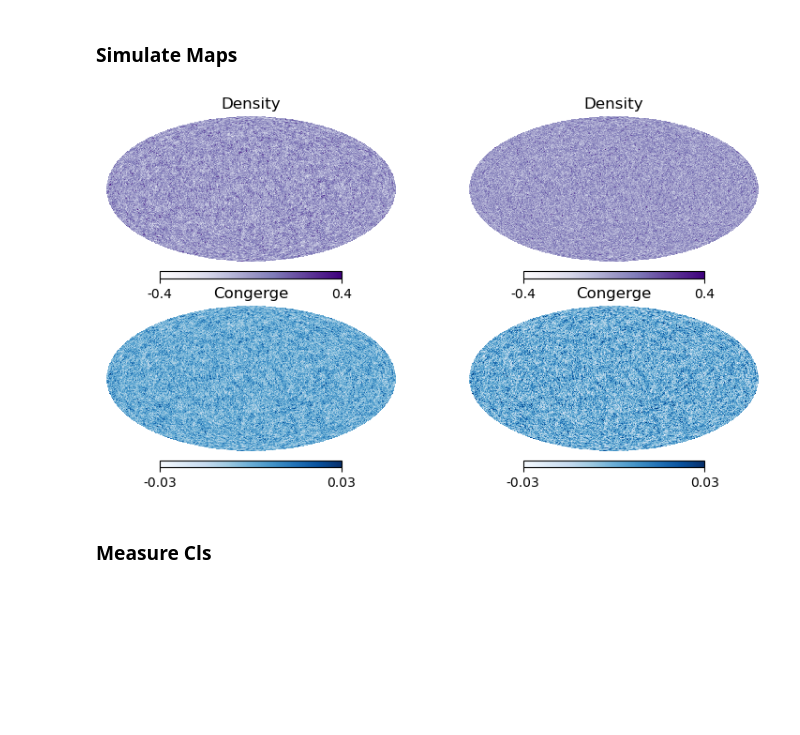
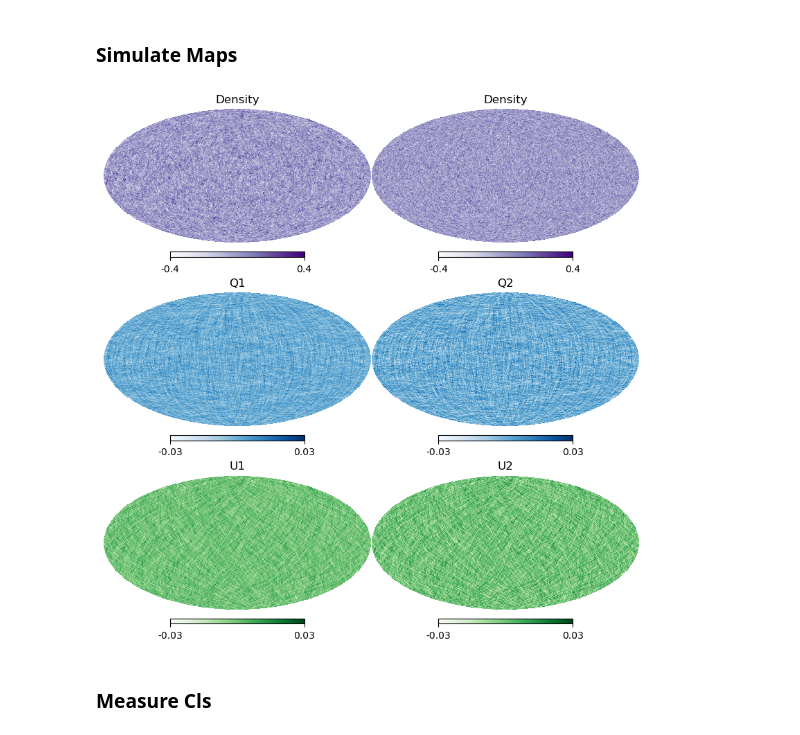
Before and after one commit to JaimeRZP/GLASS_cov_challenge, a Jupyter notebook: make_sims_lab.ipynb, the cells around one changed output. Cells and saved outputs as stored; diff of their text form; code cells hidden in the pictures; blank space fills up the shorter version.

```diff
--- a/make_sims_lab.ipynb
+++ b/make_sims_lab.ipynb
@@ -150,18 +147,36 @@ maps = list(glass.generate(fields, gls, nside))
+# %%
+maps = list(glass.generate(fields, gls, nside))
+POS1 = maps[0]
+POS2 = maps[1]
+KAPPA1 = maps[2]
+KAPPA2 = maps[3]
+Q1, U1 = glass.shear_from_convergence(KAPPA1)
+Q2, U2 = glass.shear_from_convergence(KAPPA2)
 # %%
-fig, ax = plt.subplots(2, 2, figsize=(10, 5))
+fig, ax = plt.subplots(3, 2, figsize=(10, 10))
 fig.subplots_adjust(hspace=0.1, wspace=0.0)
 
-for i, m in enumerate(maps[:2]):
-    plt.sca(ax[0, i])
-    hp.mollview(m, title="Density", hold=True, cmap="Purples", min=-0.4, max=0.4)
+plt.sca(ax[0, 0])
+hp.mollview(POS1, title="Density", hold=True, cmap="Purples", min=-0.4, max=0.4)
 
-for i, m in enumerate(maps[2:]):
-    plt.sca(ax[1, i])
-    hp.mollview(m, title="Congerge", hold=True, cmap="Blues", min=-0.03, max=0.03)
+plt.sca(ax[0, 1])
+hp.mollview(POS2, title="Density", hold=True, cmap="Purples", min=-0.4, max=0.4)
+
+plt.sca(ax[1, 0])
+hp.mollview(Q1, title="Q1", hold=True, cmap="Blues", min=-0.03, max=0.03)
+
+plt.sca(ax[1, 1])
+hp.mollview(Q2, title="Q2", hold=True, cmap="Blues", min=-0.03, max=0.03)
+
+plt.sca(ax[2, 0])
+hp.mollview(U1, title="U1", hold=True, cmap="Greens", min=-0.03, max=0.03)
+
+plt.sca(ax[2, 1])
+hp.mollview(U2, title="U2", hold=True, cmap="Greens", min=-0.03, max=0.03)
 
 plt.show()
 # %% [output]
-[figure, old version]
+[figure, new version]
 # %% [markdown]
 ### Measure Cls
 # %%
```
Also changed, not shown: parts of 4 cells of this notebook, 2 other files.
